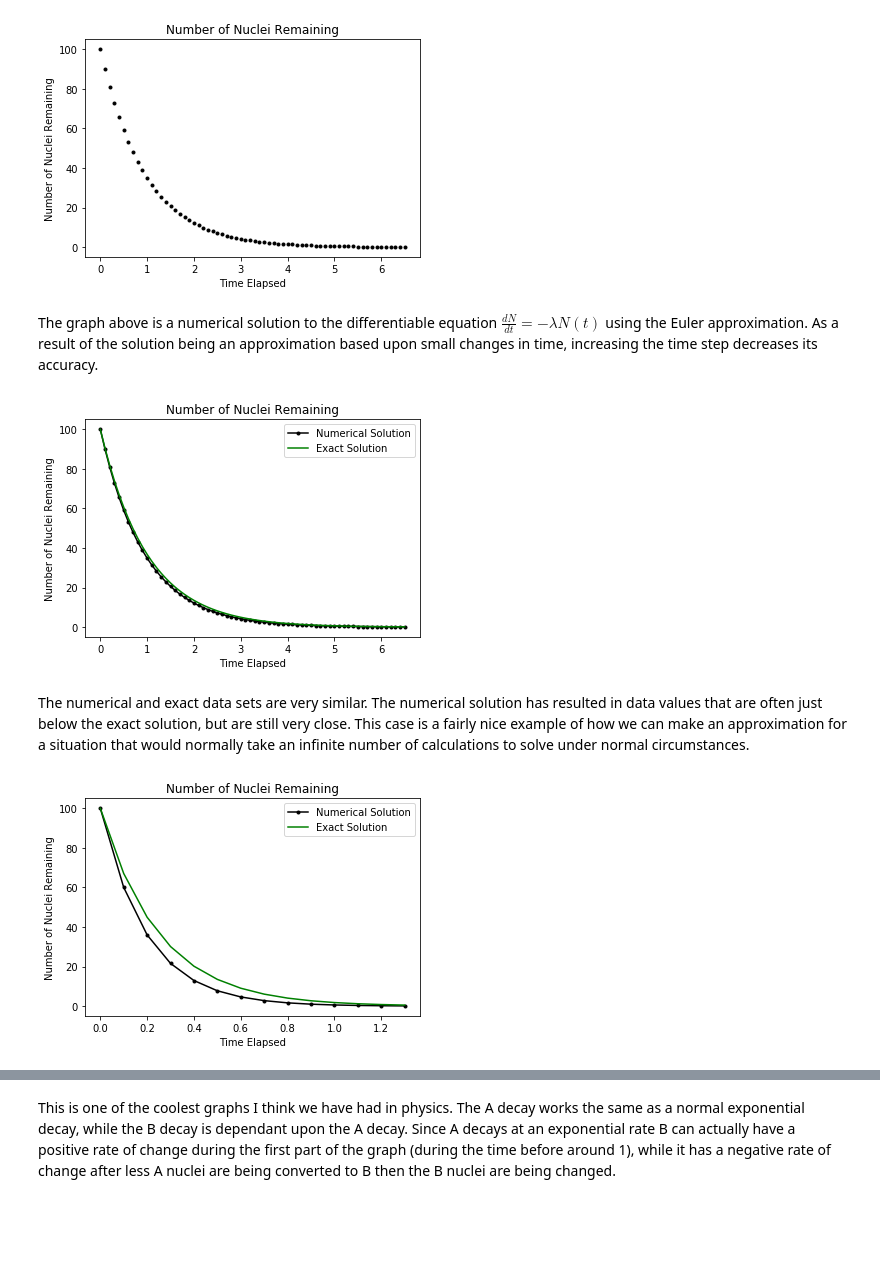
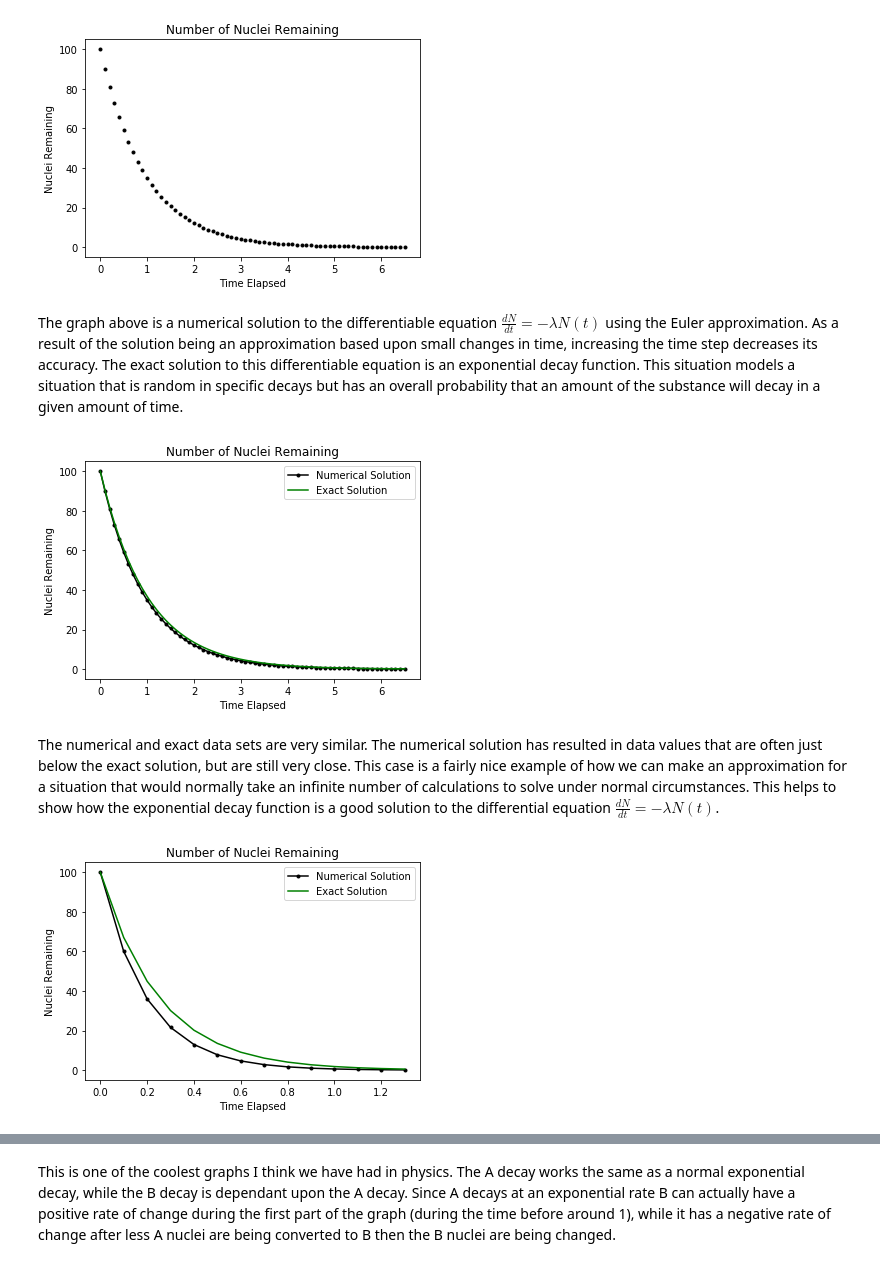
Before and after one commit to DannieWright/Labs, a Jupyter notebook: Lab3/Lab3.ipynb, the cells around one changed output, grey strips where cells are left out. Drawn from its saved outputs; the diff is of its cells as text; code cells hidden in the pictures; blank space fills up the shorter version.

```diff
--- a/Lab3/Lab3.ipynb
+++ b/Lab3/Lab3.ipynb
@@ -30,33 +33,33 @@ def decayNumerical (numInit, decayConst, timeStep):
 # %%
 import pylab as plt
 import numpy as np
 
 %matplotlib inline
 
 #situational values we are testing
 numNuclei = 100
 decayConst = 1
 timeStep = 0.1
 
 #graph labels
 pltTitle = "Number of Nuclei Remaining"
 pltXLabel = "Time Elapsed"
-pltYLabel = "Number of Nuclei Remaining"
+pltYLabel = "Nuclei Remaining"
 
 #calculate the lists of values based upon variables we are testing
 numNumerical, timeValues = decayNumerical (numNuclei, decayConst, timeStep)
 
 #graphs the data
 plt.plot ( timeValues, numNumerical,"k.")
 plt.xlabel (pltXLabel)
 plt.ylabel (pltYLabel)
 plt.title (pltTitle)
 
 plt.show ()
 # %% [output]
-[figure, old version]
+[figure, new version]
 # %% [markdown]
-The graph above is a numerical solution to the differentiable equation $\frac{dN}{dt} = -\lambda N(t)$ using the Euler approximation. As a result of the solution being an approximation based upon small changes in time, increasing the time step decreases its accuracy.
+The graph above is a numerical solution to the differentiable equation $\frac{dN}{dt} = -\lambda N(t)$ using the Euler approximation. As a result of the solution being an approximation based upon small changes in time, increasing the time step decreases its accuracy. The exact solution to this differentiable equation is an exponential decay function. This situation models a situation that is random in specific decays but has an overall probability that an amount of the substance will decay in a given amount of time.
 # %%
 numExact = []
 
@@ -74,9 +77,9 @@ plt.title (pltTitle)
 plt.legend()
 plt.show ()
 # %% [output]
-[figure, old version]
+[figure, new version]
 # %% [markdown]
-The numerical and exact data sets are very similar. The numerical solution has resulted in data values that are often just below the exact solution, but are still very close. This case is a fairly nice example of how we can make an approximation for a situation that would normally take an infinite number of calculations to solve under normal circumstances.
+The numerical and exact data sets are very similar. The numerical solution has resulted in data values that are often just below the exact solution, but are still very close. This case is a fairly nice example of how we can make an approximation for a situation that would normally take an infinite number of calculations to solve under normal circumstances. This helps to show how the exponential decay function is a good solution to the differential equation $\frac{dN}{dt} = -\lambda N(t)$.
 # %%
 #sets the base values we will be testing
 numNuclei2 = 100
@@ -101,5 +104,5 @@ plt.title (pltTitle)
 plt.legend()
 plt.show ()
 # %% [output]
-[figure, old version]
+[figure, new version]
 # %% [markdown]
```
Also changed, not shown: parts of 15 cells of this notebook.
